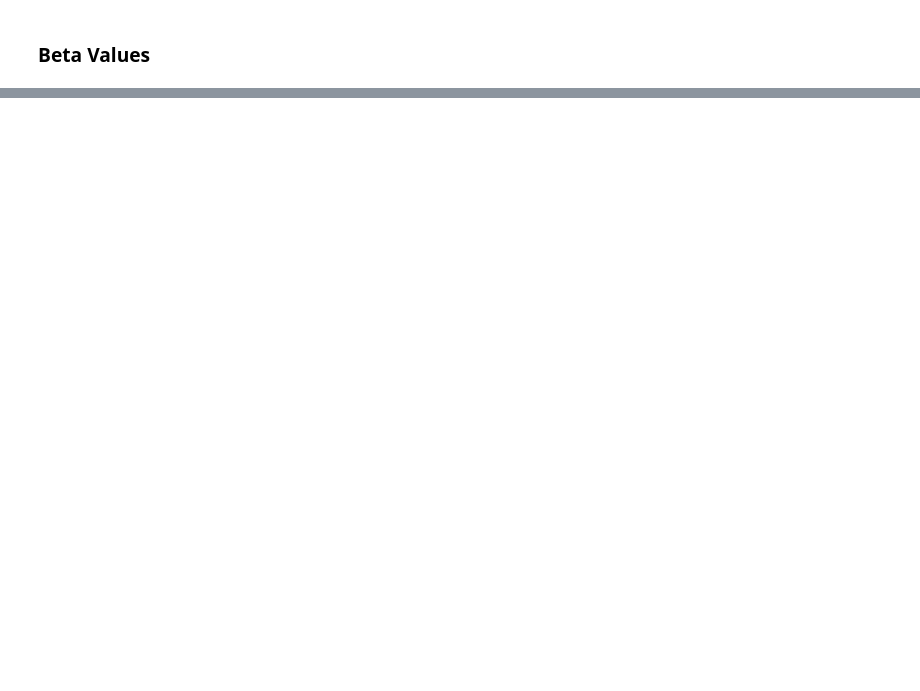
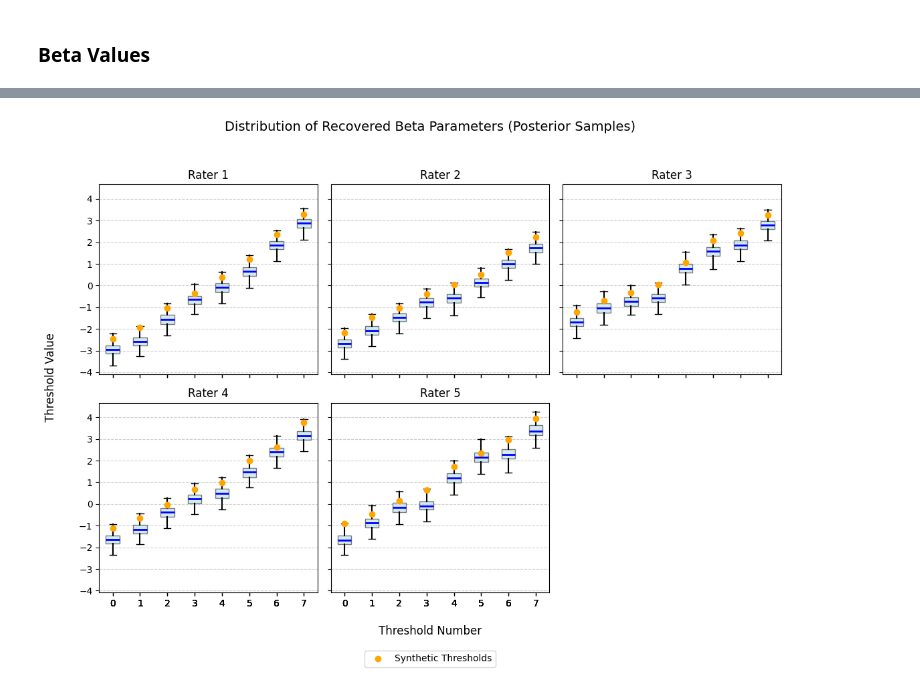
Before and after one commit to QhenryQ/nteprsm, a Jupyter notebook: notebooks/parameter_recovery_analysis.ipynb, the cells around one changed output, grey strips where cells are left out. Saved outputs shown, nothing was run; the diff lists cells and outputs as text; code cells hidden in the pictures; blank space fills up the shorter version.

Commit message:
tiddy up parameter_recovery_files

```diff
--- a/notebooks/parameter_recovery_analysis.ipynb
+++ b/notebooks/parameter_recovery_analysis.ipynb
@@ -305,0 +295,58 @@ plt.show()
+# %%
+fig, axes = plt.subplots(
+    num_rows, num_cols,
+    figsize=(4 * num_cols, 4 * num_rows),
+    sharex=True, sharey=True
+)
+
+# Flatten axes for easier iteration
+axes = np.array(axes).flatten()
+
+for i, ax in enumerate(axes[:num_raters]):
+    # Prepare posterior samples for each beta threshold
+    boxplot_data = [
+        np.random.choice(fit.tau_rater[:, i, j], size=posterior_draws, replace=False)
+        for j in range(num_betas)
+    ]
+
+    # Draw boxplot
+    ax.boxplot(
+        boxplot_data,
+        positions=np.arange(num_betas),
+        patch_artist=True,
+        showfliers=False,
+        boxprops=dict(facecolor="lightblue", alpha=0.5),
+        medianprops=dict(color="blue", linewidth=2),
+        whiskerprops=dict(linewidth=1.5)
+    )
+
+    # Overlay true (synthetic) thresholds
+    ax.plot(
+        np.arange(num_betas), taus[i],
+        'o', color='orange', label='Synthetic Thresholds'
+    )
+
+    # Set title and grid for each subplot
+    ax.set_title(f'Rater {i + 1}')
+    ax.grid(axis='y', linestyle='--', alpha=0.6)
+
+# Remove any unused subplots
+for j in range(num_raters, len(axes)):
+    fig.delaxes(axes[j])
+
+# Shared axis labels
+fig.text(0.5, 0.02, "Threshold Number", ha="center", fontsize=12)
+fig.text(0.02, 0.5, "Threshold Value", va="center", rotation="vertical", fontsize=12)
+
+# Title for the entire figure
+fig.suptitle("Distribution of Recovered Beta Parameters (Posterior Samples)", fontsize=14)
+
+# Add a single legend
+handles, labels = axes[0].get_legend_handles_labels()
+fig.legend(handles, labels, loc='lower center', bbox_to_anchor=(0.5, -0.05), ncol=3)
+
+# Adjust layout
+plt.tight_layout(rect=[0.05, 0.05, 0.95, 0.95])
+plt.show()
+# %% [output]
+[figure, added]
```
Also changed, not shown: parts of 9 cells of this notebook, 2 other files.
